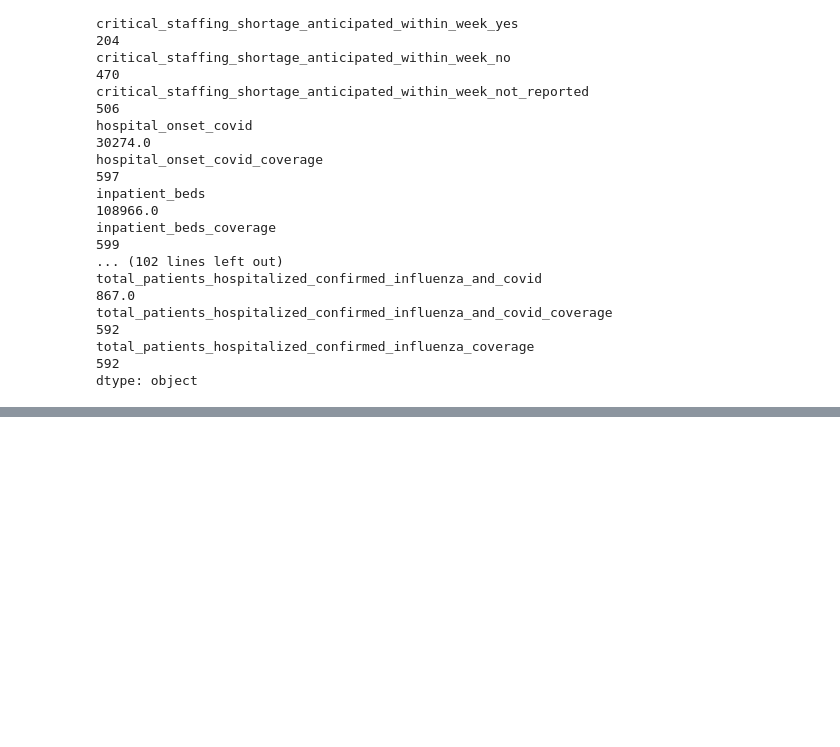
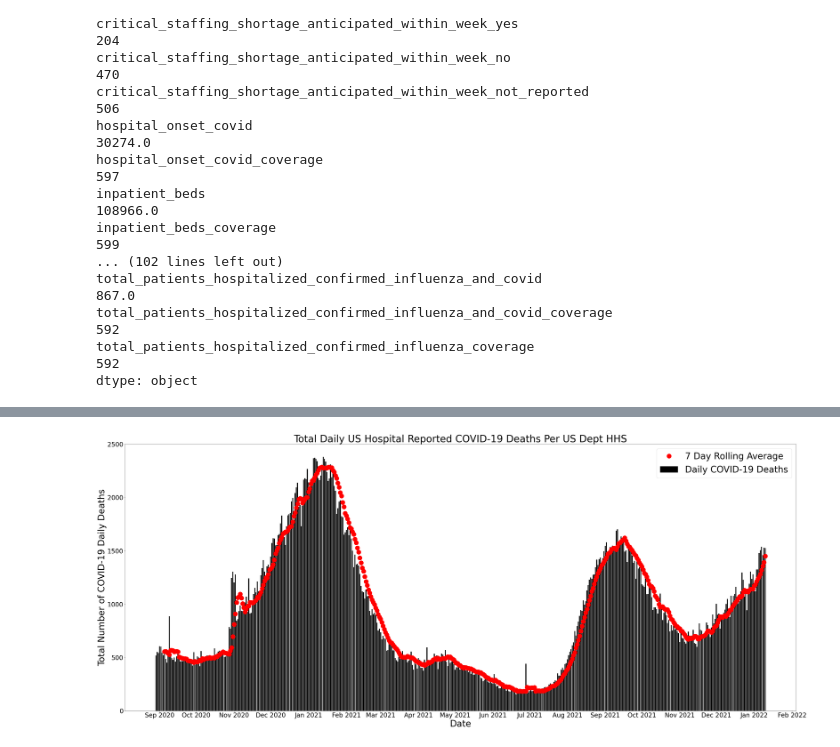
Before and after one commit to ldhagen/HHS_COVID_Notebook, a Jupyter notebook: HHS COVID-19 Reported Patient Impact and Hospital Capacity by State Timeseries.ipynb, the cells around one changed output, grey strips where cells are left out. Cells and saved outputs as stored; diff of their text form; code cells hidden in the pictures; blank space fills up the shorter version.

```diff
--- a/HHS COVID-19 Reported Patient Impact and Hospital Capacity by State Timeseries.ipynb
+++ b/HHS COVID-19 Reported Patient Impact and Hospital Capacity by State Timeseries.ipynb
@@ -168,0 +103,5 @@ fig.savefig('HHS_critical_staffing_shortage_today.png')
+# %%
+aaa = []
+for x in date_list:
+    print(df_hhs[df_hhs.date == x]['deaths_covid'].sum())
+    aaa.append((x, df_hhs[df_hhs.date == x]['deaths_covid'].sum()))
@@ -168,0 +126,2 @@ fig.savefig('HHS_critical_staffing_shortage_today.png')
+# %%
+df_deaths_covid = pd.DataFrame(aaa,columns=['date', 'deaths_covid'])
@@ -168,0 +140,26 @@ fig.savefig('HHS_critical_staffing_shortage_today.png')
+# %%
+ccc = df_deaths_covid.set_index('date')[-500::]
+ccc_rolling = ccc.rolling(7).mean().shift()
+# %%
+import datetime
+import matplotlib.dates as mdates
+months = mdates.MonthLocator()
+days = mdates.DayLocator()
+timeFmt = mdates.DateFormatter('%b %Y')
+fig, ax = plt.subplots()
+fig.set_size_inches(54,22)
+ax.xaxis.set_major_locator(months)
+ax.xaxis.set_major_formatter(timeFmt)
+ax.tick_params(axis='both', labelsize=28)
+#ax.xaxis.set_minor_locator(months)
+#plt.rcParams["figure.figsize"] = [17.00, 3.50]
+plt.title('Total Daily US Hospital Reported COVID-19 Deaths Per US Dept HHS', fontsize = 44)
+plt.xlabel('Date',color='black', fontsize = 40)
+plt.ylabel('Total Number of COVID-19 Daily Deaths',color='black', fontsize = 40)
+plt.bar(ccc.index, ccc.deaths_covid, color = 'black')
+plt.plot(ccc_rolling.deaths_covid, 'ro',markersize = 20)
+plt.legend(['7 Day Rolling Average','Daily COVID-19 Deaths'], fontsize = 40)
+#plt.legend(['7 Day Rolling Average','Daily Reported Deaths'])
+fig.savefig('HHS_hospital_deaths.png')
+# %% [output]
+[figure, added]
```
Also changed, not shown: parts of 16 cells of this notebook.
